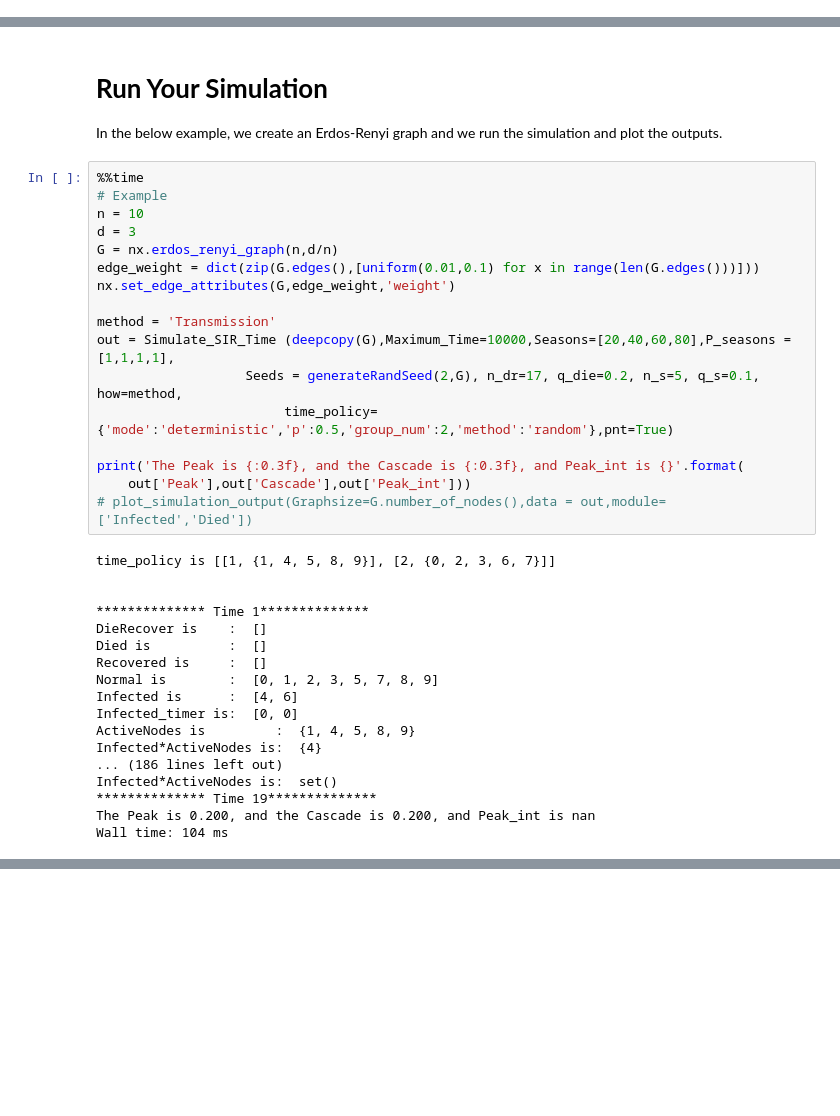
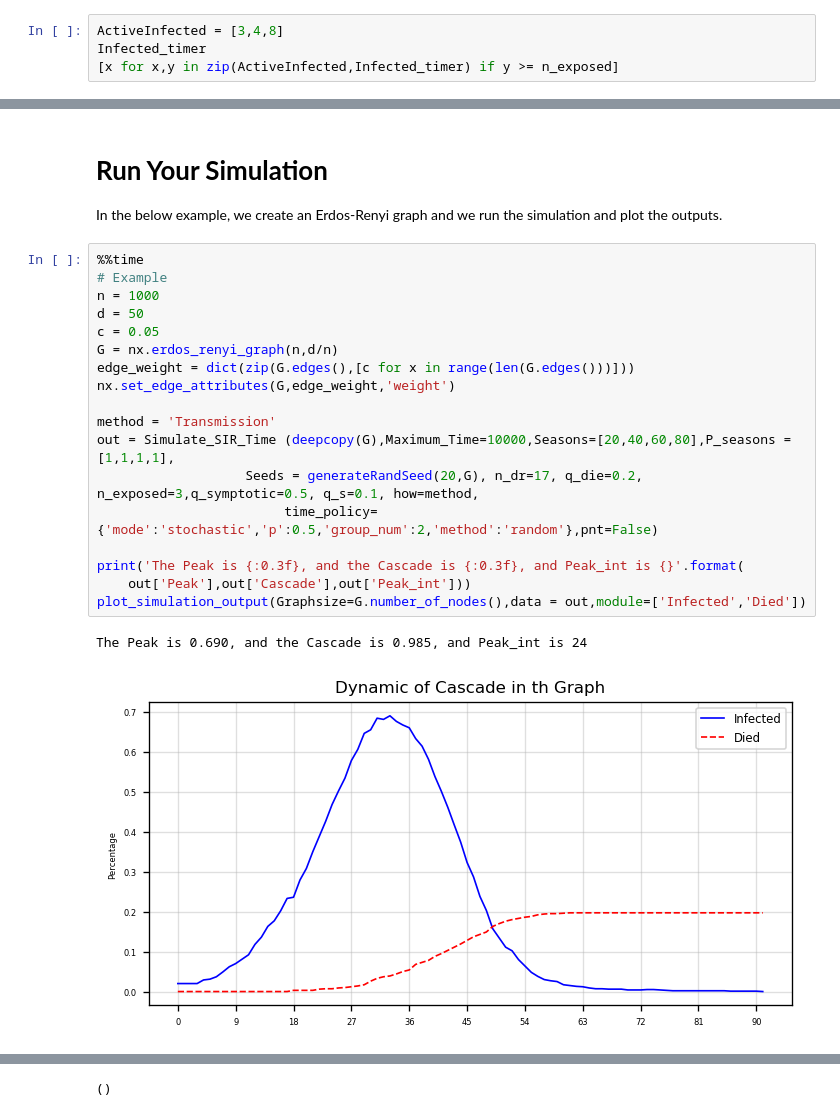
Before and after one commit to MahdiShahrabi/COVID19-Simulation, a Jupyter notebook: Time Dimension/Time_Simulation.ipynb, the cells around one changed output, grey strips where cells are left out. Cells and saved outputs as stored; diff of their text form; blank space fills up the shorter version.

```diff
--- a/Time Dimension/Time_Simulation.ipynb
+++ b/Time Dimension/Time_Simulation.ipynb
@@ -57,3 +57,7 @@ def TimePolicy_generator(Graph,Maximum_Time=10000,
         # nx.set_node_attributes(Graph,node_weight,'test')
     else:
         raise ValueError('Wrong input for method["name"]!')
+# %%
+ActiveInfected = [3,4,8]
+Infected_timer
+[x for x,y in zip(ActiveInfected,Infected_timer) if y >= n_exposed]
@@ -375,35 +395,21 @@ In the below example, we create an Erdos-Renyi graph and we run the simulation a
 # %%
 %%time
 # Example
-n = 10
-d = 3
+n = 1000
+d = 50
+c = 0.05
 G = nx.erdos_renyi_graph(n,d/n)
-edge_weight = dict(zip(G.edges(),[uniform(0.01,0.1) for x in range(len(G.edges()))]))
+edge_weight = dict(zip(G.edges(),[c for x in range(len(G.edges()))]))
 nx.set_edge_attributes(G,edge_weight,'weight')
 
 method = 'Transmission'
 out = Simulate_SIR_Time (deepcopy(G),Maximum_Time=10000,Seasons=[20,40,60,80],P_seasons = [1,1,1,1],
-                   Seeds = generateRandSeed(2,G), n_dr=17, q_die=0.2, n_s=5, q_s=0.1, how=method,
-                        time_policy={'mode':'deterministic','p':0.5,'group_num':2,'method':'random'},pnt=True)
+                   Seeds = generateRandSeed(20,G), n_dr=17, q_die=0.2, n_exposed=3,q_symptotic=0.5, q_s=0.1, how=method,
+                        time_policy={'mode':'stochastic','p':0.5,'group_num':2,'method':'random'},pnt=False)
 
 print('The Peak is {:0.3f}, and the Cascade is {:0.3f}, and Peak_int is {}'.format(
     out['Peak'],out['Cascade'],out['Peak_int']))
-# plot_simulation_output(Graphsize=G.number_of_nodes(),data = out,module=['Infected','Died'])
+plot_simulation_output(Graphsize=G.number_of_nodes(),data = out,module=['Infected','Died'])
 # %% [output]
-time_policy is [[1, {1, 4, 5, 8, 9}], [2, {0, 2, 3, 6, 7}]]
-
-
-************** Time 1**************
-DieRecover is    :  []
-Died is          :  []
-Recovered is     :  []
-Normal is        :  [0, 1, 2, 3, 5, 7, 8, 9]
-Infected is      :  [4, 6]
-Infected_timer is:  [0, 0]
-ActiveNodes is         :  {1, 4, 5, 8, 9}
-Infected*ActiveNodes is:  {4}
-... (186 lines left out)
-Infected*ActiveNodes is:  set()
-************** Time 19**************
-The Peak is 0.200, and the Cascade is 0.200, and Peak_int is nan
-Wall time: 104 ms
+The Peak is 0.690, and the Cascade is 0.985, and Peak_int is 24
+[figure, added]
@@ -410,3 +417,4 @@ Wall time: 104 ms
+()
 # %%
 %%time
 OUT = {'deter':{'Cascade':list(),'Peak':list(),'Peak_int':list()},
```
Also changed, not shown: parts of 5 cells of this notebook.
